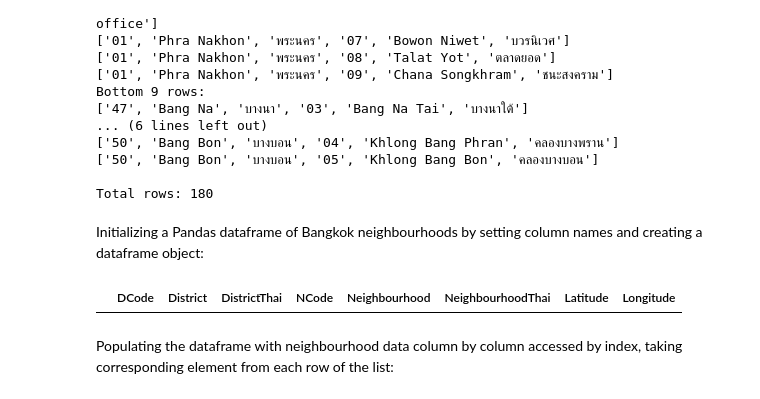
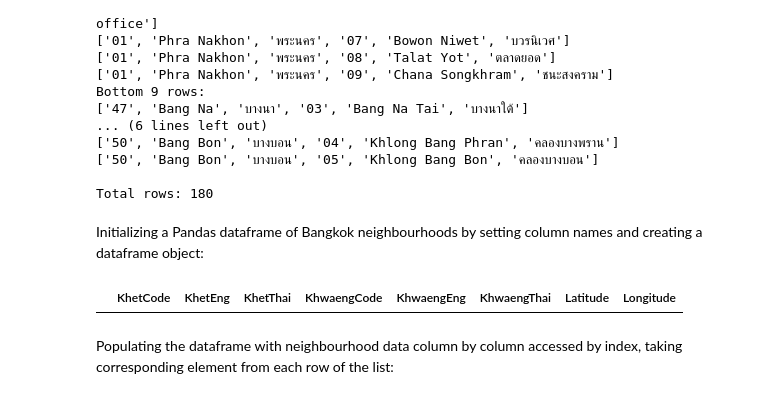
Before and after one commit to mislavskii/ibm-ds-pro-capstone, a Jupyter notebook: Bangkok-Khwaengs-Discover.ipynb, the cells around one changed output. Drawn from its saved outputs; the diff is of its cells as text; code cells hidden in the pictures.

Commit message:
renamed columns

```diff
--- a/Bangkok-Khwaengs-Discover.ipynb
+++ b/Bangkok-Khwaengs-Discover.ipynb
@@ -164,12 +164,12 @@ Total rows: 180
 # %% [markdown]
 Initializing a Pandas dataframe of Bangkok neighbourhoods by setting column names and creating a dataframe object:
 # %%
-columns = ['DCode', 'District', 'DistrictThai', 'NCode', 'Neighbourhood', 'NeighbourhoodThai', 'Latitude', 'Longitude']
+columns = ['KhetCode', 'KhetEng', 'KhetThai', 'KhwaengCode', 'KhwaengEng', 'KhwaengThai', 'Latitude', 'Longitude']
 
 bkk_khwaengs = pd.DataFrame(columns = columns)
 bkk_khwaengs
 # %% [output]
-|  | DCode | District | DistrictThai | NCode | Neighbourhood | NeighbourhoodThai | Latitude | Longitude |
+|  | KhetCode | KhetEng | KhetThai | KhwaengCode | KhwaengEng | KhwaengThai | Latitude | Longitude |
 # %% [markdown]
 Populating the dataframe with neighbourhood data column by column accessed by index, taking corresponding element from each row of the list:
 # %%
```
Also changed, not shown: parts of 7 cells of this notebook, 4 other files.
